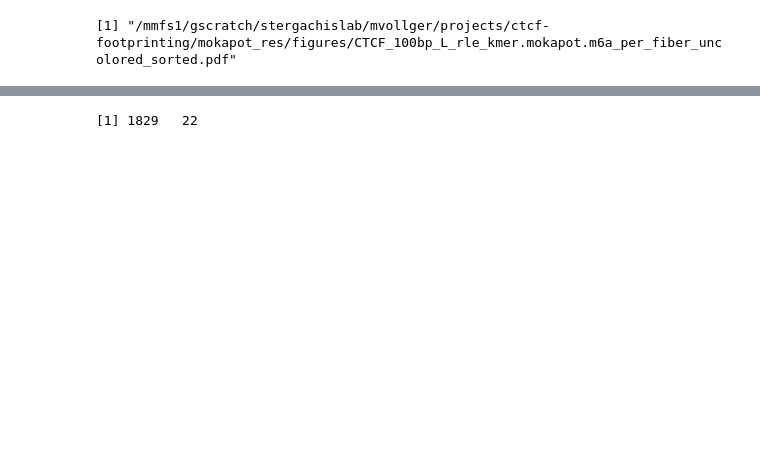
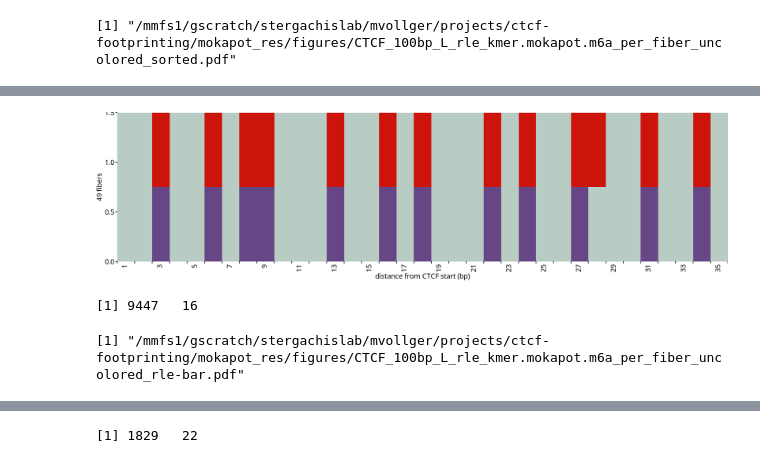
Before and after one commit to monikaperez/ctcf-footprinting, a Jupyter notebook: r_scripts/CTCF_100bp_L_5_v2_plot_res.ipynb, the cells around one changed output, grey strips where cells are left out. Drawn from its saved outputs; the diff is of its cells as text; code cells hidden in the pictures; blank space fills up the shorter version.

```diff
--- a/r_scripts/CTCF_100bp_L_5_v2_plot_res.ipynb
+++ b/r_scripts/CTCF_100bp_L_5_v2_plot_res.ipynb
@@ -638,7 +665,7 @@ pdf_dims <- c(10,5)
 # %% [output]
 [1] "/mmfs1/gscratch/stergachislab/mvollger/projects/ctcf-footprinting/mokapot_res/figures/CTCF_100bp_L_rle_kmer.mokapot.m6a_per_fiber_uncolored_sorted.pdf"
 # %%
-df_p <- df
+df_p <- moka
 # %%
 # sort rows by similarity
 
@@ -714,0 +784,5 @@ color_vals <- c(mitch_cols[5], mitch_cols[2])
+# %%
+# 1 fiber test
+fibers <- unique(df_p$query_name)
+test <- filter(df_p, query_name == fibers[1])
+dim(test)
@@ -714,0 +819,64 @@ color_vals <- c(mitch_cols[5], mitch_cols[2])
+# %%
+# add column with color per base
+DNA_bases <- c("A", "C", "G", "T")
+# colors from Mitchell's presentation (orange, red, purple, light grey, navy (gene track))
+mitch_cols <- c("#FF8C00", "#FF0000", "#9370DB", "#E6E6E6", "#0C0C78")
+# orange, grey, grey, orange (only coloring ATs)
+base_cols <- c(mitch_cols[2], mitch_cols[4], mitch_cols[4], mitch_cols[2])
+bases$base_col <- base_cols[match(bases$base, DNA_bases)]
+# %%
+base_position <- function(x) {
+    label <- ifelse(x %% 2 == 1, "", x + 1)
+    return(label)
+}
+# %%
+ggplot(test) +
+    # add box over motif location
+    geom_rect(aes(xmin=-100, xmax=101, ymin=(y_min+squish_fiber), ymax=(y_max-squish_fiber)), fill=mitch_cols[4], data=test) +
+    # m6a positions
+    geom_rect(aes(xmin=centered_start, xmax=centered_end, ymin=y_min, ymax=y_max), fill=m6a_col, data=test) +
+    # ATs
+    geom_rect(aes(xmin=x_min, xmax=x_max, ymin=(y_min), ymax=(y_max)), fill=bases$base_col, data=bases) +
+    # fiber (gray)
+    annotate("rect", xmin=0, xmax=35, ymin=-Inf, ymax=+Inf, alpha=0.2, fill=motif_annot_col) +
+    scale_y_continuous(expand=expansion(add=c(0,0)), name=y_axis_name) +
+    coord_cartesian(xlim=c(0,35)) +
+    #ggtitle(plot_title) +
+    scale_x_continuous(name=x_axis_name, expand=expansion(add=c(0, 0)), breaks=pretty_breaks(n=45),
+                       labels = function(i) base_position(i)
+    #                   labels = function(x) {
+    #  x[seq_along(x) %% 2 == 1] <- ""
+    #  x
+    #}
+                       ) +
+    theme_classic() +
+        theme(text = font_info,
+        axis.ticks = element_line(color="#000000", lineend="square"),
+        axis.text = font_info,
+        axis.text.x = element_text(angle=90, hjust=1, vjust=2, family="ArialMT", color="black"),
+        axis.line = element_blank(),
+        panel.background = element_blank(),
+        plot.title = element_text(family="ArialMT", size=12, hjust=0.5),
+        legend.position = "none",
+        plot.margin=margin(1,0,1,1,"pt"))
+# %% [output]
+[figure, added]
+# %%
+# make df w/ bases separated
+bases <- test %>%
+    mutate(base = strsplit(as.character(subset_sequence), "")) %>%
+    unnest(base)
+dim(bases)
+# %% [output]
+[1] 9447   16
+# %%
+#------------ Set output file ------------
+output_file_name <- sprintf("CTCF_%s.mokapot.m6a_per_fiber_uncolored_rle-bar.pdf", file_root)
+output_file <- sprintf("%s/%s", output_folder, output_file_name)
+print(output_file)
+
+# save file
+save_pdf <- FALSE
+pdf_dims <- c(15,15)
+# %% [output]
+[1] "/mmfs1/gscratch/stergachislab/mvollger/projects/ctcf-footprinting/mokapot_res/figures/CTCF_100bp_L_rle_kmer.mokapot.m6a_per_fiber_uncolored_rle-bar.pdf"
```
Also changed, not shown: parts of 32 cells of this notebook, 22 other files.
